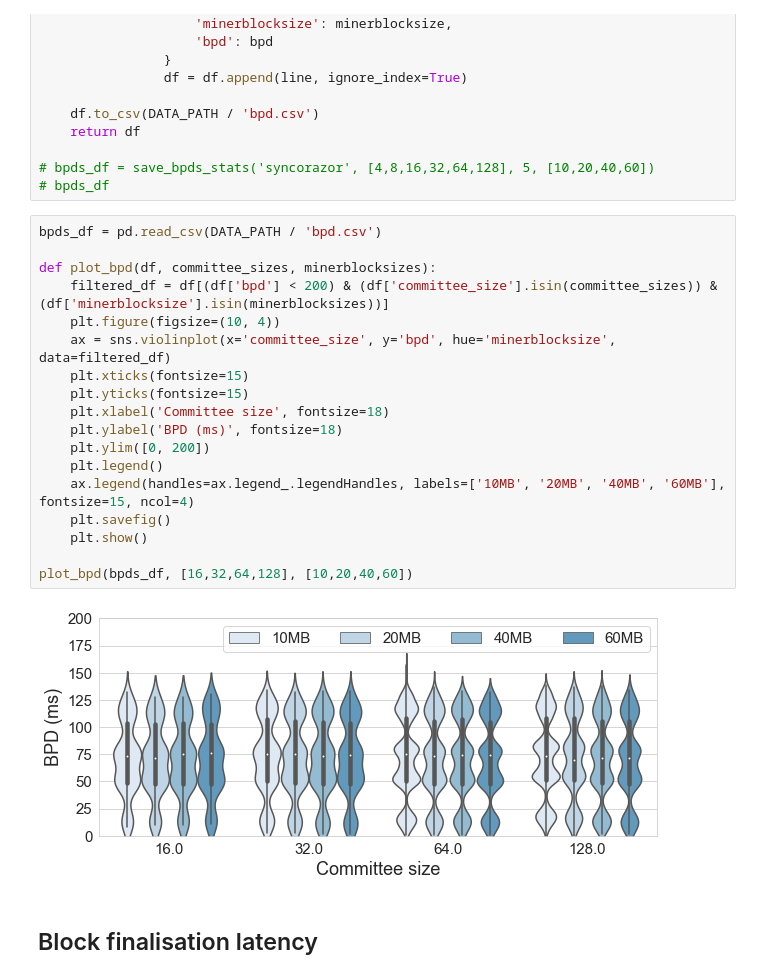
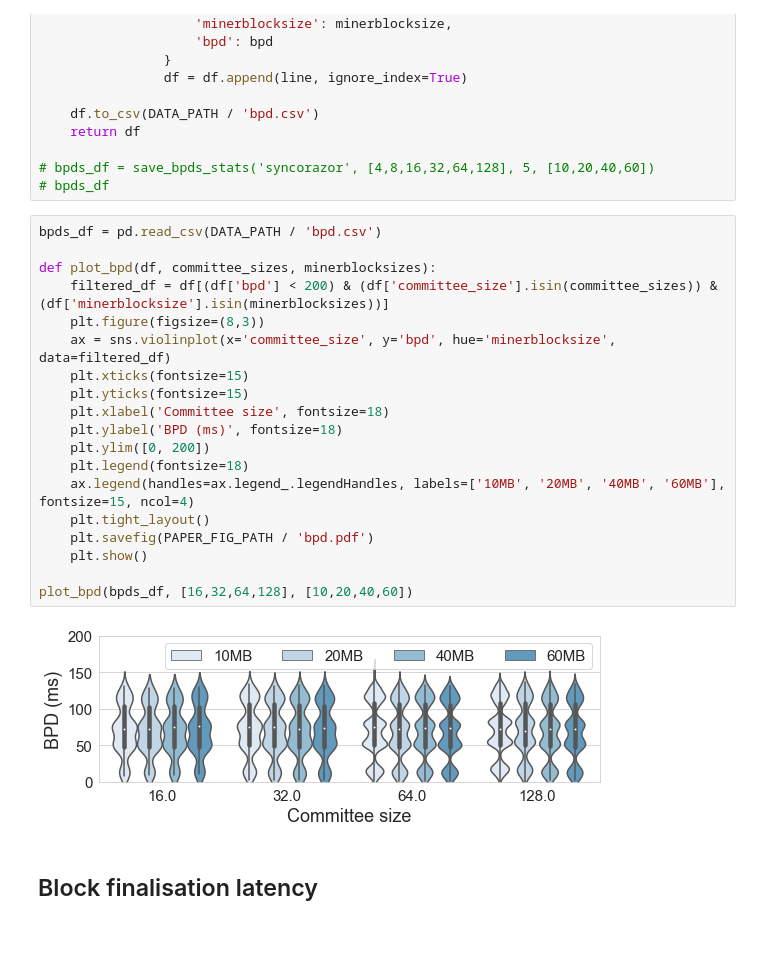
Before and after one commit to SebastianElvis/ebft, a Jupyter notebook: evaluation/analysis.ipynb, the cells around one changed output. Cells and saved outputs as stored; diff of their text form; blank space fills up the shorter version.

```diff
--- a/evaluation/analysis.ipynb
+++ b/evaluation/analysis.ipynb
@@ -169,23 +171,24 @@ def save_bpds_stats(extension, committee_sizes, latency, minerblocksizes):
 # %%
 bpds_df = pd.read_csv(DATA_PATH / 'bpd.csv')
 
 def plot_bpd(df, committee_sizes, minerblocksizes):
     filtered_df = df[(df['bpd'] < 200) & (df['committee_size'].isin(committee_sizes)) & (df['minerblocksize'].isin(minerblocksizes))]
-    plt.figure(figsize=(10, 4))
+    plt.figure(figsize=(8,3))
     ax = sns.violinplot(x='committee_size', y='bpd', hue='minerblocksize', data=filtered_df)
     plt.xticks(fontsize=15)
     plt.yticks(fontsize=15)
     plt.xlabel('Committee size', fontsize=18)
     plt.ylabel('BPD (ms)', fontsize=18)
     plt.ylim([0, 200])
-    plt.legend()
+    plt.legend(fontsize=18)
     ax.legend(handles=ax.legend_.legendHandles, labels=['10MB', '20MB', '40MB', '60MB'], fontsize=15, ncol=4)
-    plt.savefig()
+    plt.tight_layout()
+    plt.savefig(PAPER_FIG_PATH / 'bpd.pdf')
     plt.show()
 
 plot_bpd(bpds_df, [16,32,64,128], [10,20,40,60])
 # %% [output]
-[figure, old version]
+[figure, new version]
 # %% [markdown]
 ## Block finalisation latency
 # %%
```
Also changed, not shown: parts of 6 cells of this notebook, 2 other files.
